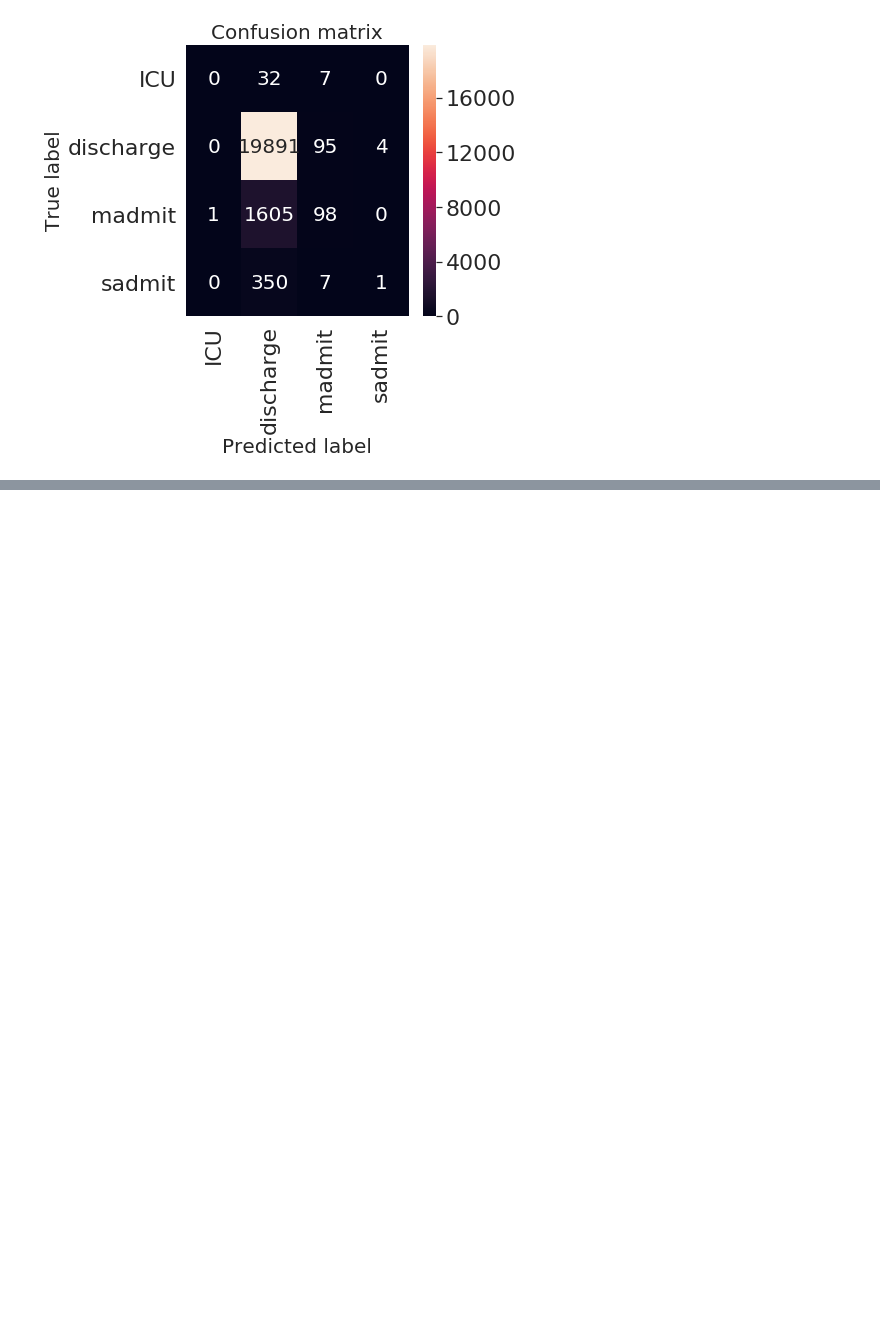
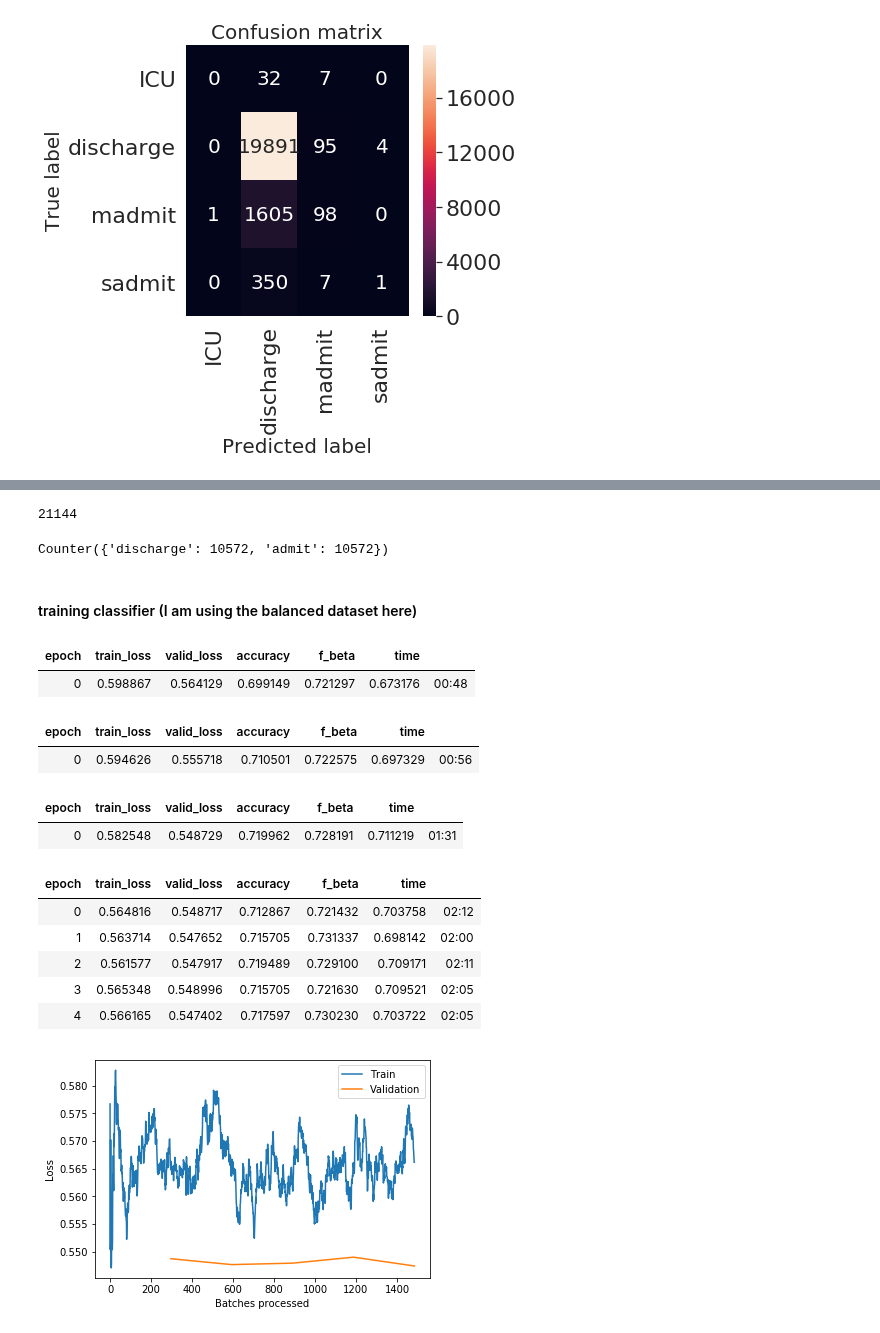
Before and after one commit to Jaskolk/ed-triage, a Jupyter notebook: ED_triage_sentiment-v2.ipynb, the cells around one changed output, grey strips where cells are left out. Saved outputs shown, nothing was run; the diff lists cells and outputs as text; code cells hidden in the pictures; blank space fills up the shorter version.

Commit message:
balanced classes, mixed nlp

```diff
--- a/ED_triage_sentiment-v2.ipynb
+++ b/ED_triage_sentiment-v2.ipynb
@@ -545,0 +240,2 @@ same old problem.  good numbers but not very useful predictions
+# %%
+ltd_dc_df = dc_df.sample(n=10572,random_state=42)
@@ -545,0 +246,48 @@ same old problem.  good numbers but not very useful predictions
+# %%
+bal_df = ltd_dc_df.append(ad_df)
+# %%
+len(bal_df)
+# %% [output]
+21144
+# %%
+dc_count = Counter(bal_df['discharge']); dc_count
+# %% [output]
+Counter({'discharge': 10572, 'admit': 10572})
+# %%
+data_clas_bal = (TextList.from_df(bal_df, cols='SubjectiveNotes',vocab=data_lm.vocab)
+                   .split_by_rand_pct(0.1)
+                   .label_from_df(cols = 'discharge')
+                   .databunch())
+# %%
+def train_triage_classifier(encoder_name, datac, datal = data_lm,
+                            f1_type = None, num_cycles = 1, lr = 1e-2, drop_mult = 0.5):
+    f1 = FBeta(beta=1, average = f1_type)
+    model = text_classifier_learner(datac, metrics = [accuracy,f1], arch = AWD_LSTM, drop_mult=drop_mult)
+    model.load_encoder(model_path + '/' + encoder_name)
+    model.fit_one_cycle(num_cycles, lr, moms=(0.8,0.7))
+    model.freeze_to(-2)
+    model.fit_one_cycle(num_cycles, slice(lr/(2.6**4),lr), moms=(0.8,0.7))
+    model.freeze_to(-3)
+    model.fit_one_cycle(num_cycles, slice((lr/2)/(2.6**4),(lr/2)), moms=(0.8,0.7))
+    model.unfreeze()
+    model.fit_one_cycle(num_cycles*5, slice((lr/100)/(2.6**4),(lr/100)), moms=(0.8,0.7))
+    model.recorder.plot_losses()
+    return model
+# %% [markdown]
+#### training classifier (I am using the balanced dataset here)
+# %%
+sent_learn = train_triage_classifier('edsent_v2_enc2', datac = data_clas_bal, num_cycles = 1, lr = 1e-3)
+# %% [output]
+| epoch | train_loss | valid_loss | accuracy | f_beta | time |
+| 0 | 0.598867 | 0.564129 | 0.699149 | 0.721297 | 0.673176 | 00:48 |
+| epoch | train_loss | valid_loss | accuracy | f_beta | time |
+| 0 | 0.594626 | 0.555718 | 0.710501 | 0.722575 | 0.697329 | 00:56 |
+| epoch | train_loss | valid_loss | accuracy | f_beta | time |
+| 0 | 0.582548 | 0.548729 | 0.719962 | 0.728191 | 0.711219 | 01:31 |
+| epoch | train_loss | valid_loss | accuracy | f_beta | time |
+| 0 | 0.564816 | 0.548717 | 0.712867 | 0.721432 | 0.703758 | 02:12 |
+| 1 | 0.563714 | 0.547652 | 0.715705 | 0.731337 | 0.698142 | 02:00 |
+| 2 | 0.561577 | 0.547917 | 0.719489 | 0.729100 | 0.709171 | 02:11 |
+| 3 | 0.565348 | 0.548996 | 0.715705 | 0.721630 | 0.709521 | 02:05 |
+| 4 | 0.566165 | 0.547402 | 0.717597 | 0.730230 | 0.703722 | 02:05 |
+[figure, added]
```
Also changed, not shown: parts of 75 cells of this notebook, 4 other files.
